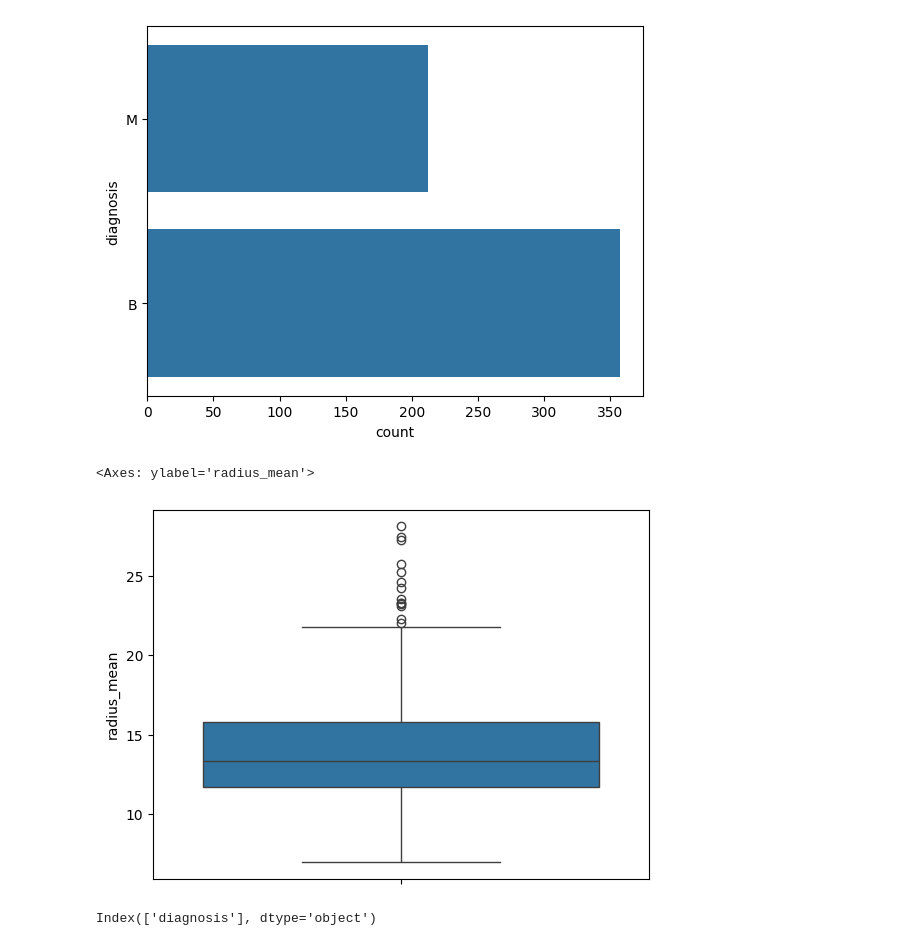
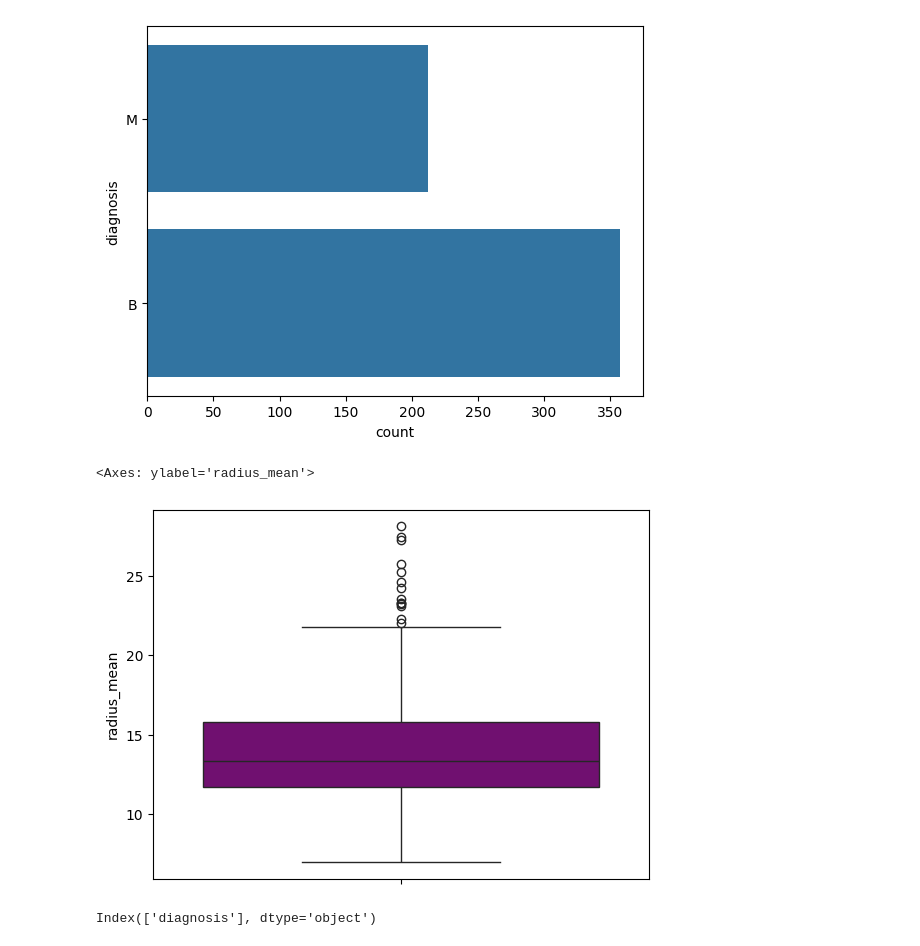
Before and after one commit to taniyeahh7/B_EDA_DA, a Jupyter notebook: EDA_JupyNb.ipynb, the cells around one changed output. Drawn from its saved outputs; the diff is of its cells as text; code cells hidden in the pictures.

```diff
--- a/EDA_JupyNb.ipynb
+++ b/EDA_JupyNb.ipynb
@@ -144,10 +139,10 @@ sns.countplot(df["diagnosis"])
 <Axes: xlabel='count', ylabel='diagnosis'>
 [figure]
 # %%
-sns.boxplot(df['radius_mean'])
+sns.boxplot(df['radius_mean'], color = "purple")
 # %% [output]
 <Axes: ylabel='radius_mean'>
-[figure, old version]
+[figure, new version]
 # %%
 categorical_columns = df.select_dtypes(include = ['object', "category"]).columns
 categorical_columns
```
Also changed, not shown: parts of 14 cells of this notebook.
